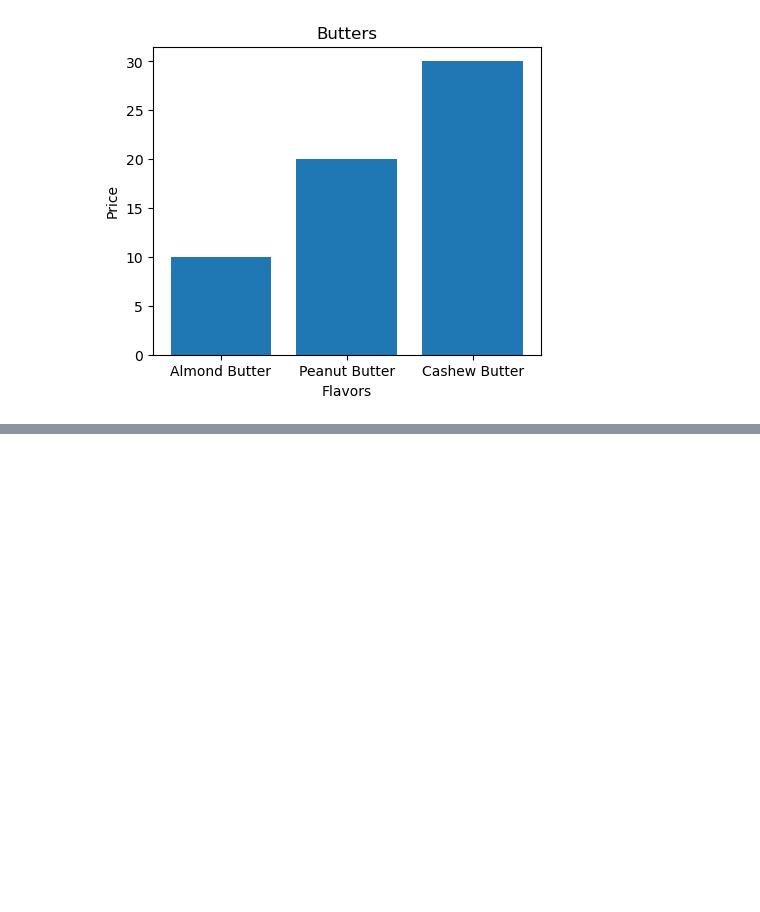
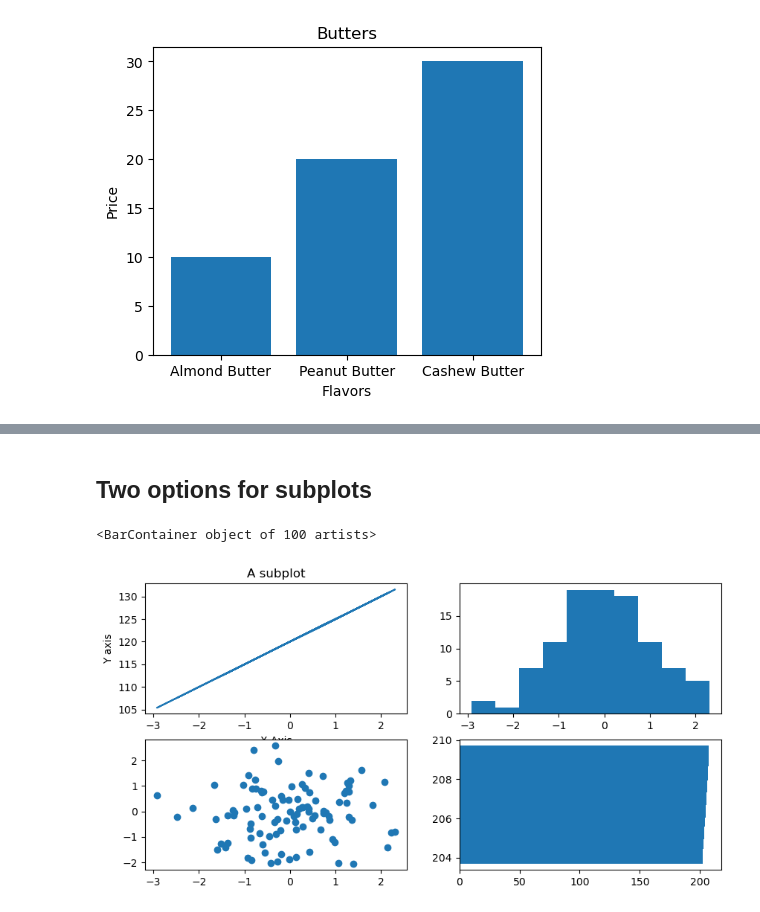
Before and after one commit to SmayanKulkarni/AI-and-ML-Course, a Jupyter notebook: sample_project/introduction-to-matplotlib.ipynb, the cells around one changed output, grey strips where cells are left out. Cells and saved outputs as stored; diff of their text form; code cells hidden in the pictures; blank space fills up the shorter version.

```diff
--- a/sample_project/introduction-to-matplotlib.ipynb
+++ b/sample_project/introduction-to-matplotlib.ipynb
@@ -110,0 +123,15 @@ ax.set(title='Butters', xlabel='Flavors', ylabel='Price');
+# %% [markdown]
+## Two options for subplots
+# %%
+#Subplot option 1
+
+fig,((ax0,ax1), (ax2,ax3)) = plt.subplots(nrows = 2, ncols=2, figsize = (10,5))
+ax0.plot(x, x*5+120)
+ax0.set(title = 'A subplot', ylabel='Y axis', xlabel = 'X Axis')
+ax1.hist(x)
+
+ax2.scatter(x, np.random.randn(100))
+ax3.barh(list(x+23*9),list( x+205))
+# %% [output]
+<BarContainer object of 100 artists>
+[figure, added]
```
Also changed, not shown: parts of 3 cells of this notebook.
